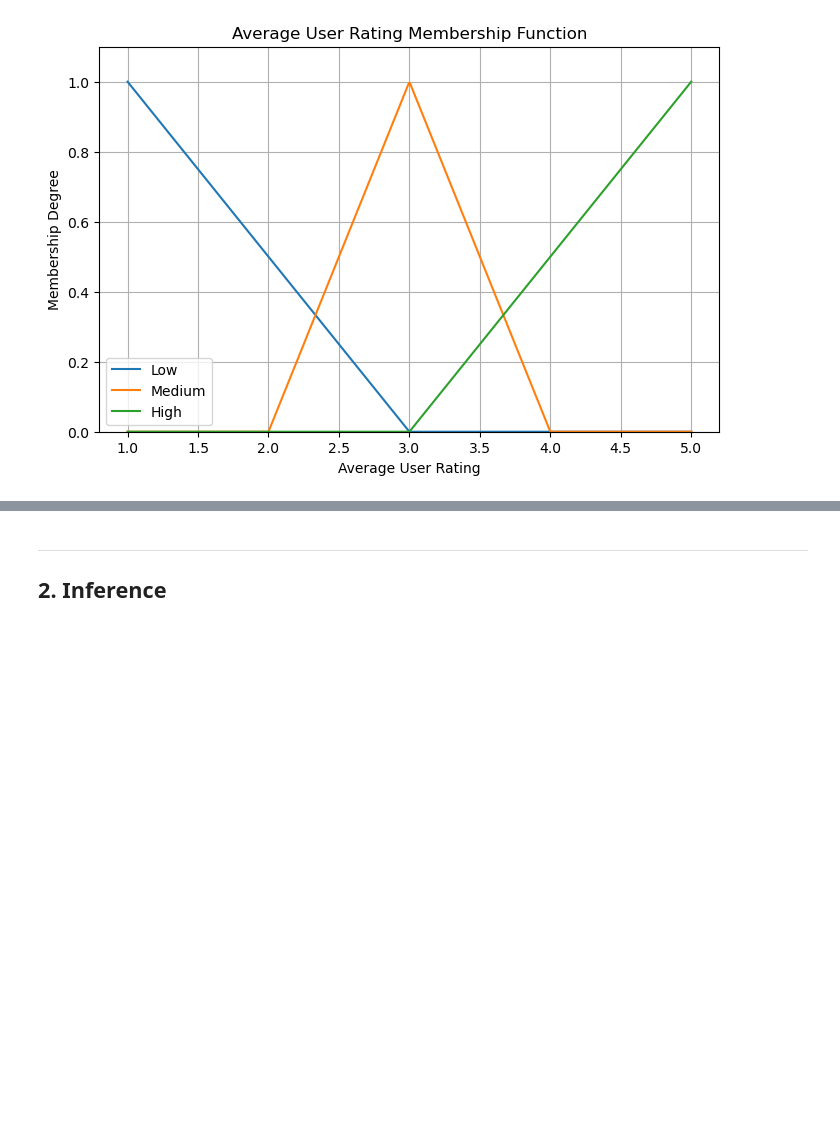
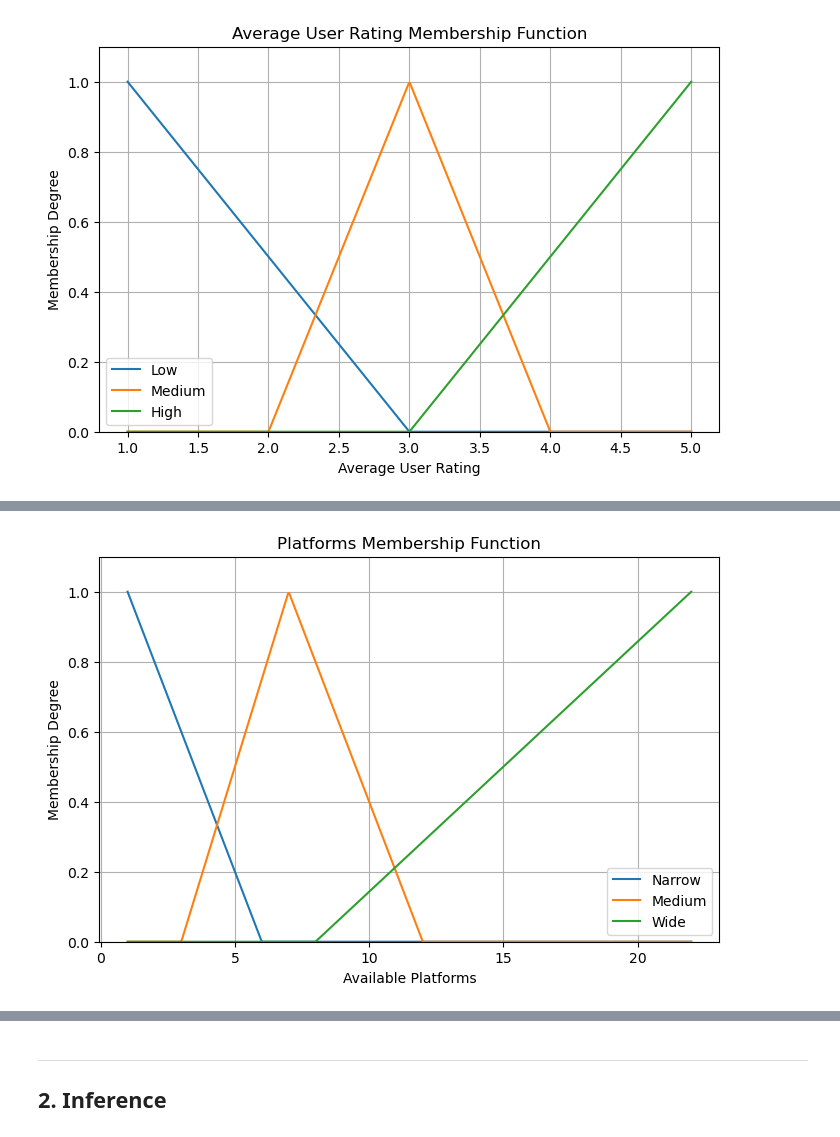
Before and after one commit to PutuArgya/TUBES-DKA, a Jupyter notebook: Stepmother_Tubes_DKA_CLEANED + FIXED.ipynb, the cells around one changed output, grey strips where cells are left out. Cells and saved outputs as stored; diff of their text form; code cells hidden in the pictures; blank space fills up the shorter version.

```diff
--- a/Stepmother_Tubes_DKA_CLEANED + FIXED.ipynb
+++ b/Stepmother_Tubes_DKA_CLEANED + FIXED.ipynb
@@ -208,0 +225,16 @@ plt.show()
+# %%
+plt.figure(figsize=(8, 5))
+
+plt.plot(x_platform, mf_platform['Narrow'], label='Narrow')
+plt.plot(x_platform, mf_platform['Medium'], label='Medium')
+plt.plot(x_platform, mf_platform['Wide'], label='Wide')
+
+plt.title('Platforms Membership Function')
+plt.xlabel('Available Platforms')
+plt.ylabel('Membership Degree')
+plt.ylim(0, 1.1)
+plt.grid(True)
+plt.legend()
+plt.show()
+# %% [output]
+[figure, added]
```
Also changed, not shown: parts of 2 cells of this notebook.
